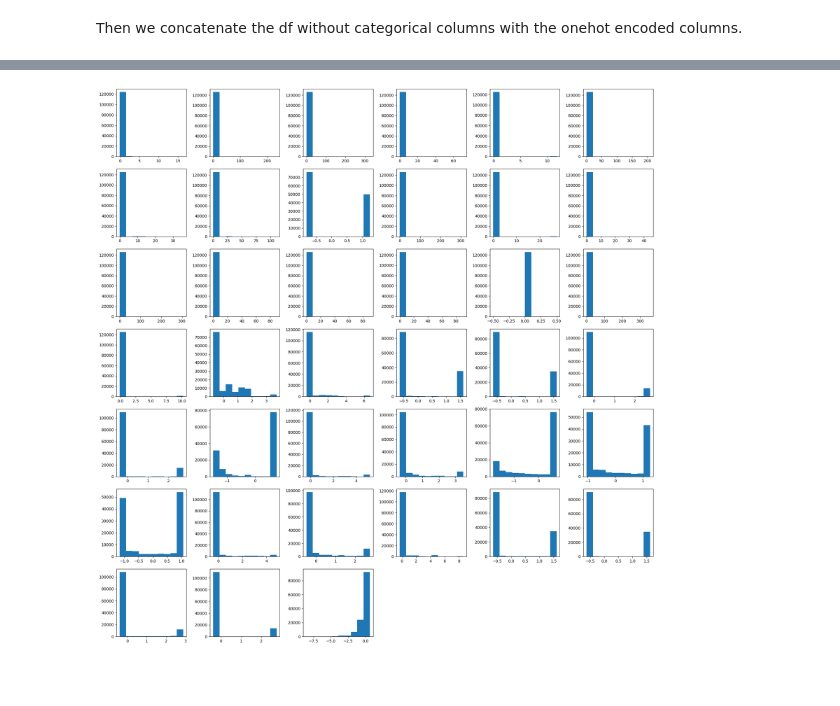
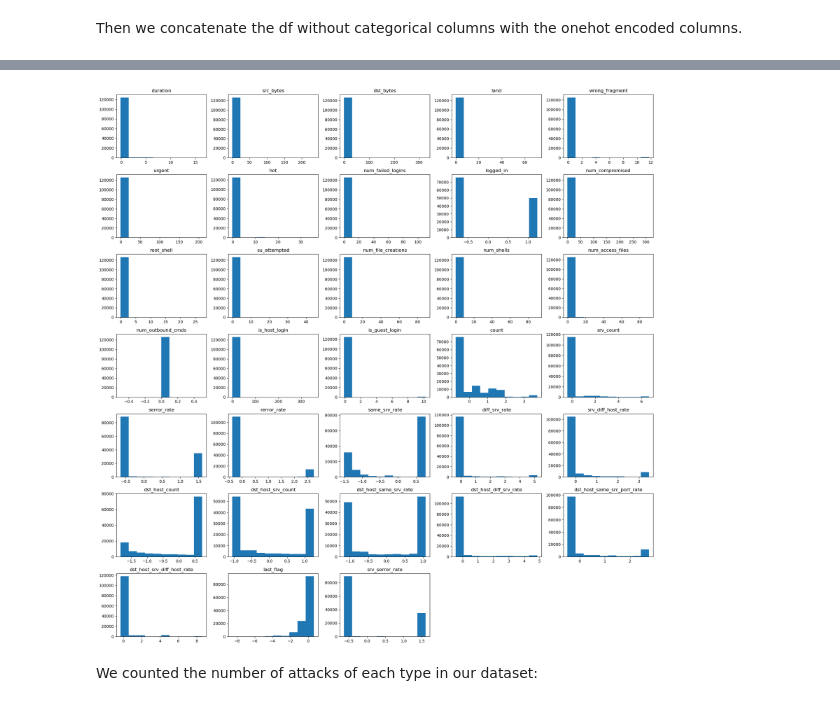
Before and after one commit to smidmatej/ML_project, a Jupyter notebook: main.ipynb, the cells around one changed output, grey strips where cells are left out. Saved outputs shown, nothing was run; the diff lists cells and outputs as text; code cells hidden in the pictures; blank space fills up the shorter version.

```diff
--- a/main.ipynb
+++ b/main.ipynb
@@ -13,5 +17,6 @@ ModuleNotFoundError: No module named 'pandas'
 # %%
 df = pd.read_csv('Train.csv')
+df_test = pd.read_csv('Test.csv')
 df.head()
 # %% [output]
 |  | duration | protocol_type | service | flag | src_bytes | dst_bytes | land | wrong_fragment | urgent | ... |
@@ -65,0 +144,8 @@ print(continuous_columns)
+# %%
+continuous_columns_corr = df[continuous_columns].corr()
+plt.figure(figsize=(5,5), dpi=100)
+sns.heatmap(continuous_columns_corr)
+plt.title("Correlation matrix before removing highly correlated columns")
+plt.xlabel("Column index")
+plt.ylabel("Column index")
+plt.show()
@@ -65,0 +255,9 @@ print(continuous_columns)
+# %%
+important_columns = ['src_bytes', 'serror_rate', 'srv_serror_rate', 'num_file_creations', 'num_shells', 'duration', 'num_failed_logins', 'logged_in']
+
+# We might have removed some of the important columns using our correlation method. To repair this, we add them back if they were removed
+for column in important_columns:
+  if column not in continuous_columns:
+    continuous_columns.append(column)
+
+print(continuous_columns)
@@ -106,7 +373,7 @@ df_scaled.head()
 # %% [markdown]
 Then we concatenate the df without categorical columns with the onehot encoded columns.
 # %%
-df_preprocessed = pd.concat([df_encoded, df_scaled], axis=1)
+df_preprocessed = pd.concat([df_encoded, df_scaled, df['attack']], axis=1)
 df_preprocessed.head()
 # %% [output]
 |  | icmp_ohe | tcp_ohe | udp_ohe | IRC_ohe | X11_ohe | Z39_50_ohe | aol_ohe | auth_ohe | bgp_ohe | courier_ohe | ... |
@@ -150,24 +386,24 @@ df_preprocessed[continuous_columns]
 # %%
+def plot_histogram_matrix(df, columns):
+  Tot = len(columns)
+  Cols = int(np.sqrt(len(columns)))
 
-Tot = len(continuous_columns)
-Cols = int(np.sqrt(len(continuous_columns)))
+  # Compute Rows required
+  Rows = Tot // Cols
+  if Tot % Cols != 0:
+      Rows += 1
+  # Create a Position index
+  Position = range(1,Tot + 1)
 
-# Compute Rows required
+  fig = plt.figure(figsize=(20,20))
+  for k in range(len(columns)):
+      ax = fig.add_subplot(Rows,Cols,Position[k])
+      counts, bins = np.histogram(df[columns[k]])
+      #sns.histplot(data=df[columns[k]])
+      plt.hist(bins[:-1], bins, weights=counts)
+      plt.title(columns[k])
+  plt.tight_layout()
 
-Rows = Tot // Cols
-
-if Tot % Cols != 0:
-    Rows += 1
-
-# Create a Position index
-Position = range(1,Tot + 1)
-
-fig = plt.figure(figsize=(20,20))
-for k in range(len(continuous_columns)):
-    ax = fig.add_subplot(Rows,Cols,Position[k])
-    counts, bins = np.histogram(df_preprocessed[continuous_columns[k]])
-    plt.hist(bins[:-1], bins, weights=counts)
-
-plt.tight_layout()
+plot_histogram_matrix(df_preprocessed, continuous_columns)
 # %% [output]
-[figure, old version]
+[figure, new version]
@@ -178,0 +410,2 @@ print(f"No. of testing examples: {testing_data.shape[0]}")
+# %% [markdown]
+We counted the number of attacks of each type in our dataset:
```
Also changed, not shown: parts of 67 cells of this notebook, 1 other file.
